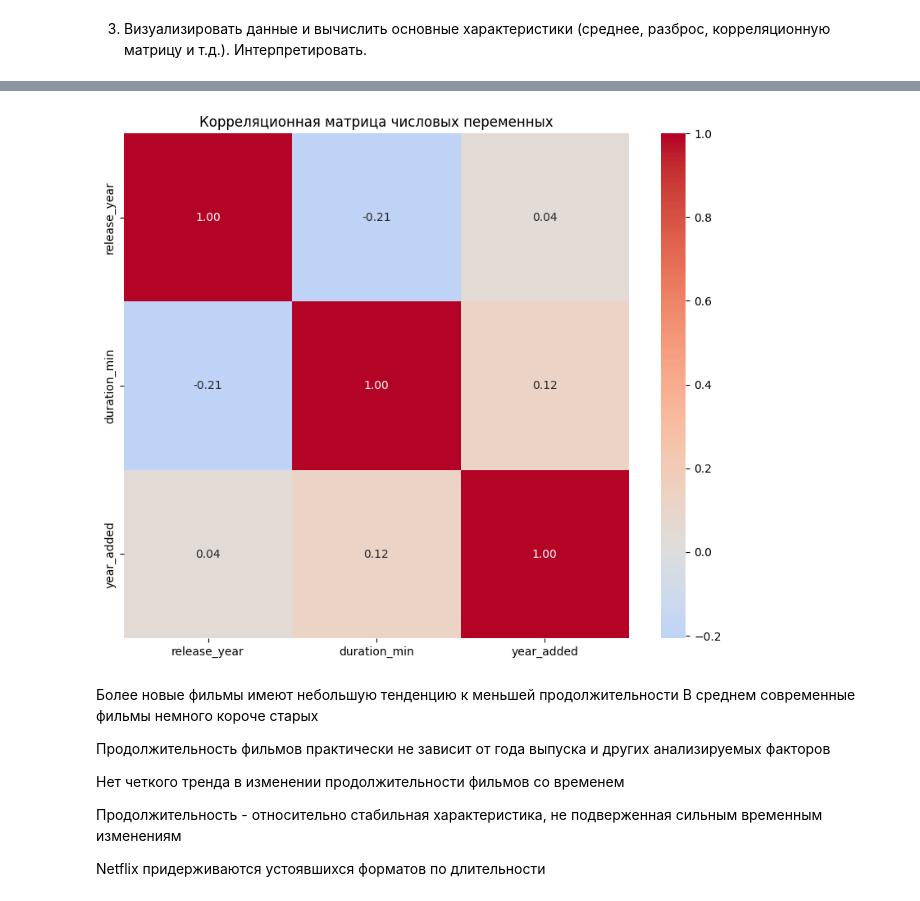
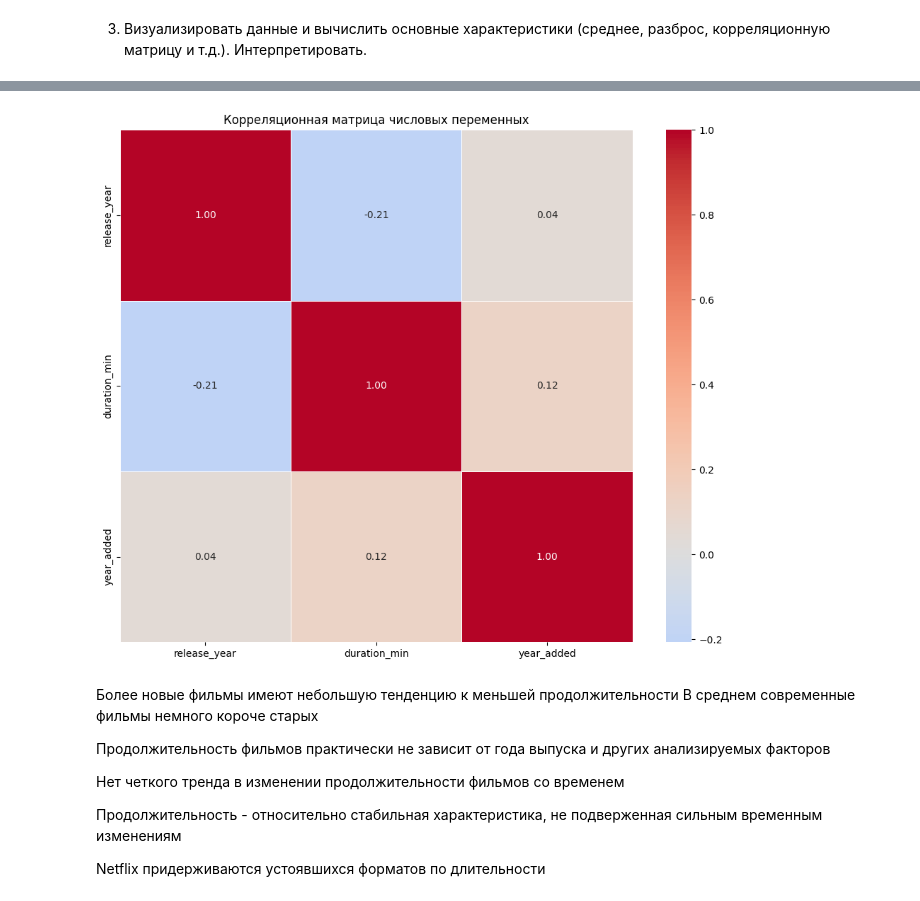
Before and after one commit to kkkkaty/MOAD, a Jupyter notebook: моад1.ipynb, the cells around one changed output, grey strips where cells are left out. Drawn from its saved outputs; the diff is of its cells as text; code cells hidden in the pictures.

```diff
--- a/моад1.ipynb
+++ b/моад1.ipynb
@@ -160,30 +257,41 @@ Name: release_year, dtype: float64
 
 Данные показывают, что платформа в основном содержит современный контент, выпущенный в последние 5-10 лет, что характерно для стриминговых сервисов.
 # %%
-# Корреляционный анализ числовых переменных
+# Преобразуем данные для корреляционного анализа
+# Для фильмов извлекаем продолжительность в минутах
 movies = data_raw[data_raw['type'] == 'Movie'].copy()
 movies['duration_min'] = movies['duration'].str.extract(r'(\d+)').astype(float)
+
+# Извлекаем год добавления из даты
 data_raw['date_added'] = pd.to_datetime(data_raw['date_added'], errors='coerce')
 data_raw['year_added'] = data_raw['date_added'].dt.year
 
+# Создаем DataFrame с числовыми переменными
+numeric_data = pd.DataFrame()
+numeric_data['release_year'] = data_raw['release_year']
+numeric_data['duration_min'] = movies['duration_min']
+numeric_data['year_added'] = data_raw['year_added']
 
-# Создаем новый DataFrame для числовых переменных
-numeric_data_raw = pd.DataFrame()
-numeric_data_raw['release_year'] = data_raw['release_year']
-numeric_data_raw['duration_min'] = movies['duration_min']
-numeric_data_raw['year_added'] = data_raw['year_added']
+# Удаляем строки с пропущенными значениями
+numeric_data = numeric_data.dropna()
 
-# Удаляем пропущенные значения
-numeric_data_raw = numeric_data_raw.dropna()
+# Строим корреляционную матрицу
+plt.figure(figsize=(10, 8))
+correlation_matrix = numeric_data.corr()
 
-plt.figure(figsize=(10, 8))
-correlation_matrix = numeric_data_raw.corr()
-sns.heatmap(correlation_matrix, annot=True, cmap='coolwarm', center=0,
-            square=True, fmt='.2f')
+sns.heatmap(correlation_matrix,
+            annot=True,
+            cmap='coolwarm',
+            center=0,
+            square=True,
+            fmt='.2f',
+            linewidths=0.5)
+
 plt.title("Корреляционная матрица числовых переменных")
+plt.tight_layout()
 plt.show()
 # %% [output]
-[figure, old version]
+[figure, new version]
 # %% [markdown]
 Более новые фильмы имеют небольшую тенденцию к меньшей продолжительности
 В среднем современные фильмы немного короче старых
```
Also changed, not shown: parts of 18 cells of this notebook.
